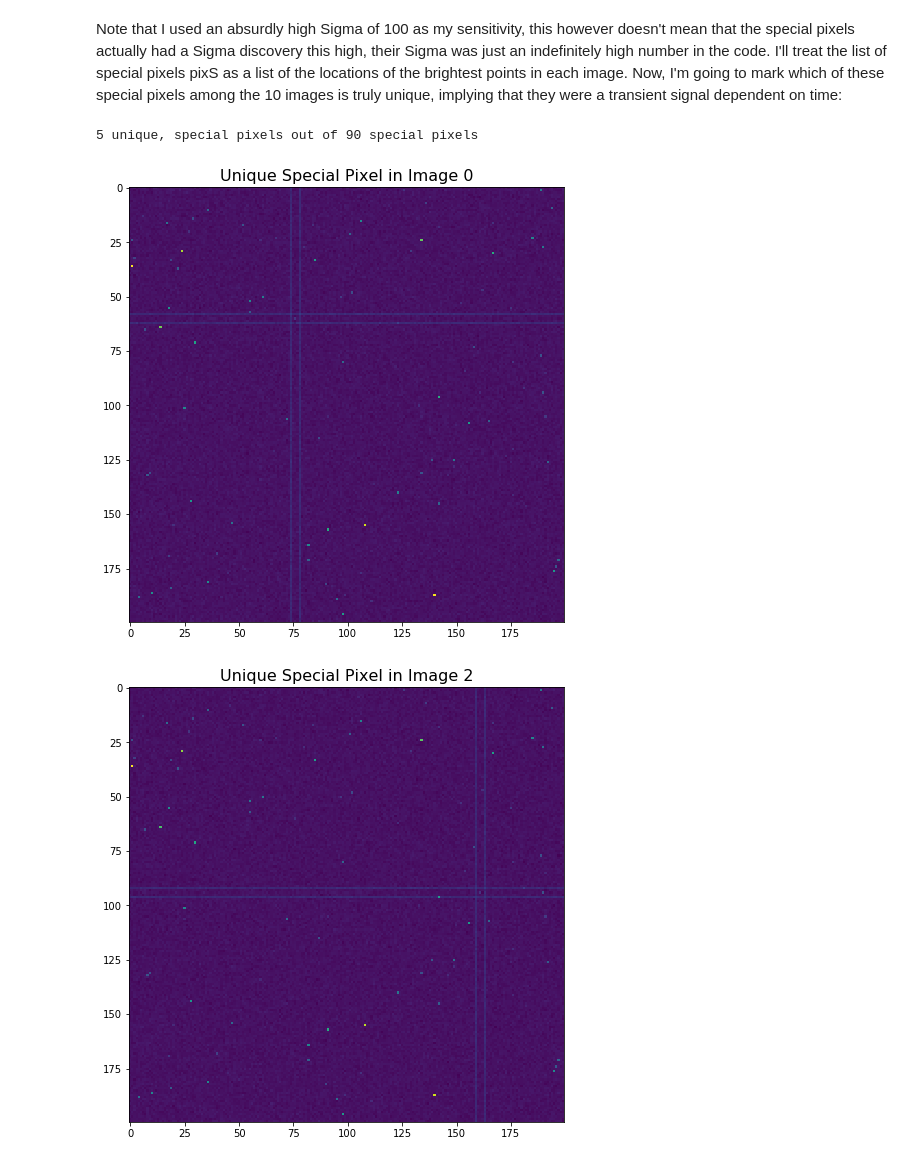
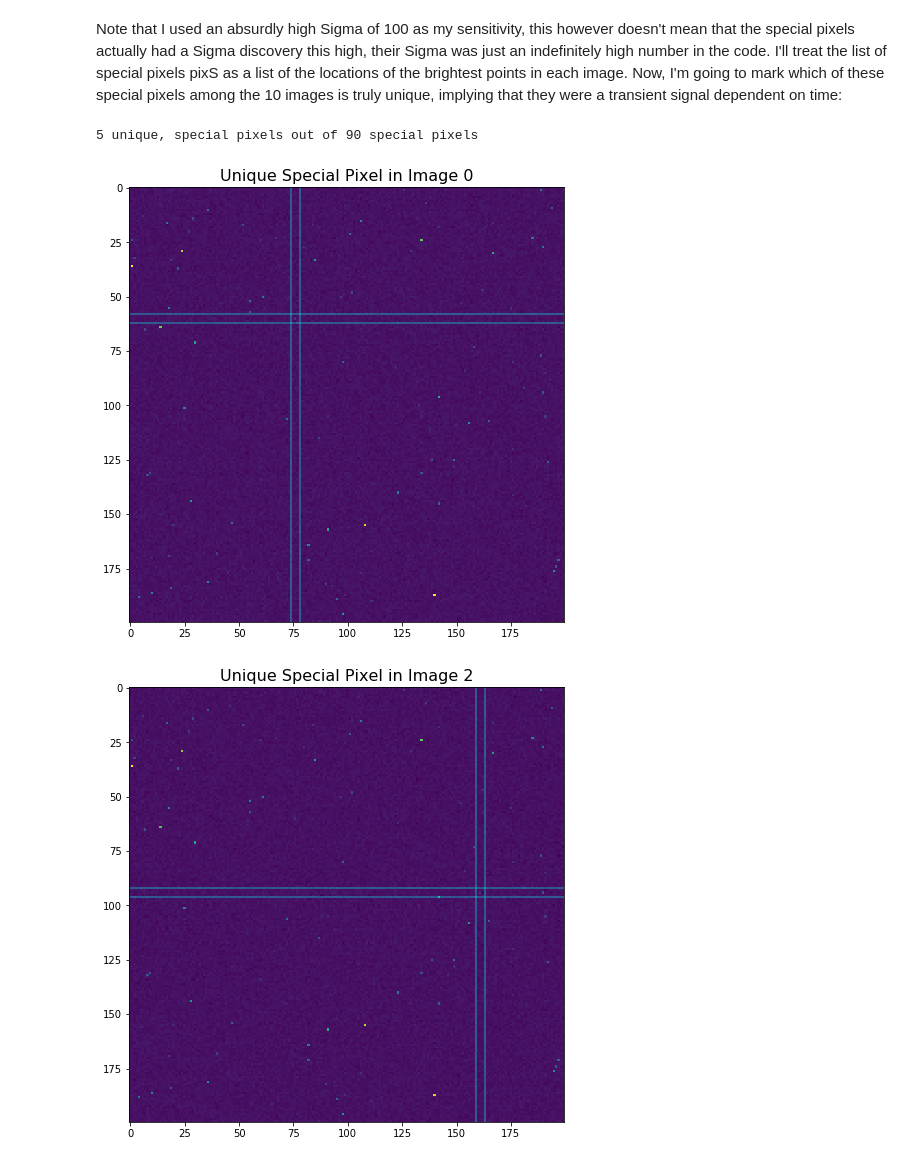
Before and after one commit to AlexHyde2/Phys434-Projects, a Jupyter notebook: Lab4-Alex.ipynb, the cells around one changed output. Drawn from its saved outputs; the diff is of its cells as text; code cells hidden in the pictures.

```diff
--- a/Lab4-Alex.ipynb
+++ b/Lab4-Alex.ipynb
@@ -358,44 +364,51 @@ Image 9: # of Special Pixels = 79
 # %% [markdown]
 Note that I used an absurdly high Sigma of 100 as my sensitivity, this however doesn't mean that the special pixels actually had a Sigma discovery this high, their Sigma was just an indefinitely high number in the code. I'll treat the list of special pixels pixS as a list of the locations of the brightest points in each image. Now, I'm going to mark which of these special pixels among the 10 images is truly unique, implying that they were a transient signal dependent on time:
 # %%
-pixU = [[],[]] # Unique Pixels and their image origins
-SPlist = [[],[],[]] # Special Pixel list and their image origins
+def getUniqueSignals(spPix,durSens):
+    pixU = [[],[]] # Unique Pixels and their image origins
+    SPlist = [[],[]] # Special Pixel list and their image origins
 
-for i in range(0,10): # Find common special pixels
-    for j in range(0,len(pixS[i])):
-        pLoc = pixS[i][j]
-        if pLoc in SPlist[0]:
-            pIndex = SPlist[0].index(pLoc)
-            SPlist[1][pIndex].append(i)
-        else:
-            SPlist[0].append(pLoc)
-            SPlist[1].append([i])
+    for i in range(0,10): # Find common special pixels
+        for j in range(0,len(spPix[i])):
+            pLoc = spPix[i][j]
+            if pLoc in SPlist[0]:
+                pIndex = SPlist[0].index(pLoc)
+                SPlist[1][pIndex].append(i)
+            else:
+                SPlist[0].append(pLoc)
+                SPlist[1].append([i])
 
-durSens = 1 # duration sensitivity
-for i in range(0,len(SPlist[0])): # Find unique special pixels
-    oDiff = np.diff(SPlist[1][i])
-    continuous = True
-    for j in oDiff:
-        if j > 1:
-            continuous = False
-    if len(SPlist[1][i]) <= durSens and continuous == True:
-        pixU[0].append(SPlist[0][i])
-        pixU[1].append(SPlist[1][i])
+    for i in range(0,len(SPlist[0])): # Find unique special pixels
+        oDiff = np.diff(SPlist[1][i])
+        continuous = True
+        for j in oDiff:
+            if j > 1:
+                continuous = False
+        if len(SPlist[1][i]) <= durSens and continuous == True:
+            pixU[0].append(SPlist[0][i])
+            pixU[1].append(SPlist[1][i])
+    return pixU,SPlist
 
+pixU,SPlist = getUniqueSignals(pixS,1)
 print(str(len(pixU[0])) + " unique, special pixels out of " + str(len(SPlist[0])) + " special pixels")
 
-for i in range(0,len(pixU[1])):
-    fig,ax = plt.subplots(1,len(pixU[1][i]))
-    for j in range(0,len(pixU[1][i])):
-        plt.subplot(1,len(pixU[1][i]),j+1)
-        imgPlot = plt.imshow(imgStack[pixU[1][i][j]])
-        plt.title("Unique Special Pixel in Image " + str(pixU[1][i][j]),fontsize=16)
-        plt.axhline(y=pixU[0][i][0]+2,alpha=0.3)
-        plt.axhline(y=pixU[0][i][0]-2,alpha=0.3)
-        plt.axvline(x=pixU[0][i][1]+2,alpha=0.3)
-        plt.axvline(x=pixU[0][i][1]-2,alpha=0.3)
-    plt.show()
+def drawUniqueSignals(uPix):
+    for i in range(0,len(uPix[1])):
+        fig,ax = plt.subplots(1,len(uPix[1][i]))
+        for j in range(0,len(uPix[1][i])):
+            plt.subplot(1,len(uPix[1][i]),j+1)
+            imgPlot = plt.imshow(imgStack[pixU[1][i][j]])
+            plt.title("Unique Special Pixel in Image " + str(uPix[1][i][j]),fontsize=16)
+            plt.axhline(y=pixU[0][i][0]+2,color="Cyan",alpha=0.4)
+            plt.axhline(y=pixU[0][i][0]-2,color="Cyan",alpha=0.4)
+            plt.axvline(x=pixU[0][i][1]+2,color="Cyan",alpha=0.4)
+            plt.axvline(x=pixU[0][i][1]-2,color="Cyan",alpha=0.4)
+        plt.show()
+    if len(uPix[1]) == 0:
+        print("No Unique Signals to draw!")
+
+drawUniqueSignals(pixU)
 # %% [output]
 5 unique, special pixels out of 90 special pixels
-[figure, old version]
+[figure, new version]
-[figure, old version]
+[figure, new version]
```
Also changed, not shown: parts of 6 cells of this notebook, 1 other file.
